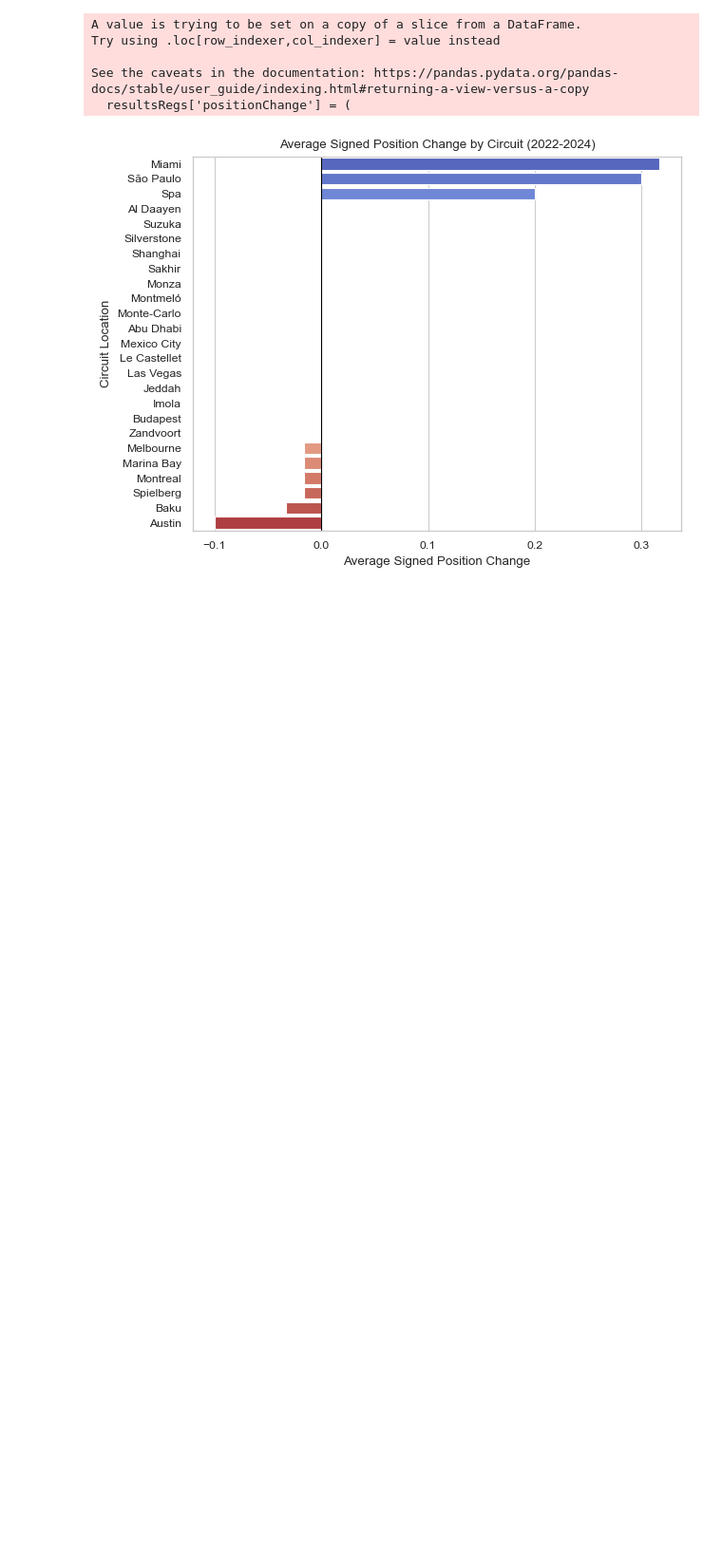
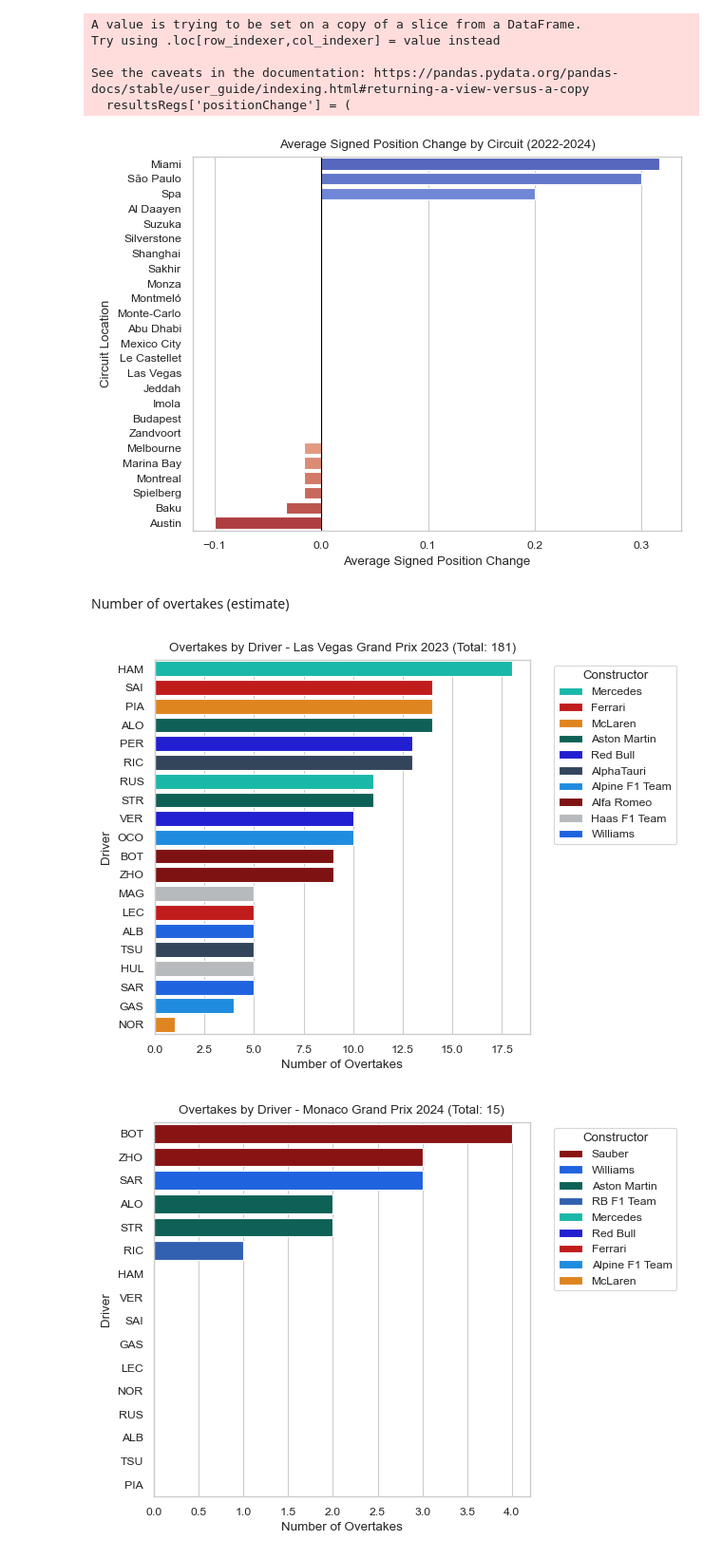
Before and after one commit to benkw26/f1-data-analysis, a Jupyter notebook: main.ipynb, the cells around one changed output. Shown at 95% size. Drawn from its saved outputs; the diff is of its cells as text; code cells hidden in the pictures; blank space fills up the shorter version.

Commit message:
Number of overtakes (estimate)

```diff
--- a/main.ipynb
+++ b/main.ipynb
@@ -309,3 +314,5 @@ Try using .loc[row_indexer,col_indexer] = value instead
 See the caveats in the documentation: https://pandas.pydata.org/pandas-docs/stable/user_guide/indexing.html#returning-a-view-versus-a-copy
   resultsRegs['positionChange'] = (
 [figure]
+# %% [markdown]
+Number of overtakes (estimate)
@@ -311,0 +363,6 @@ See the caveats in the documentation: https://pandas.pydata.org/pandas-docs/stab
+# %%
+plotOvertakes(2023, 'Las Vegas Grand Prix')
+plotOvertakes(2024, 'Monaco Grand Prix')
+# %% [output]
+[figure, added]
+[figure, added]
```
Also changed, not shown: parts of 7 cells of this notebook, 1 other file.
